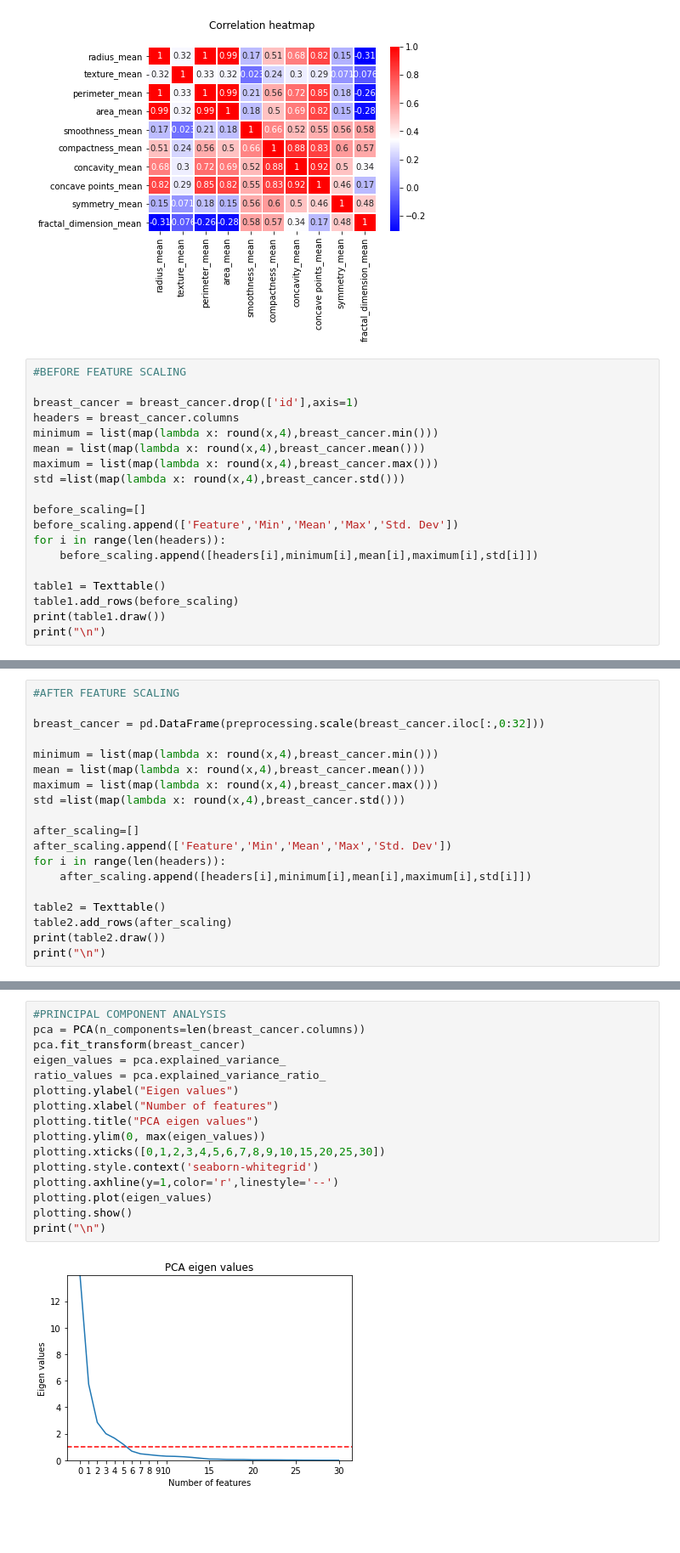
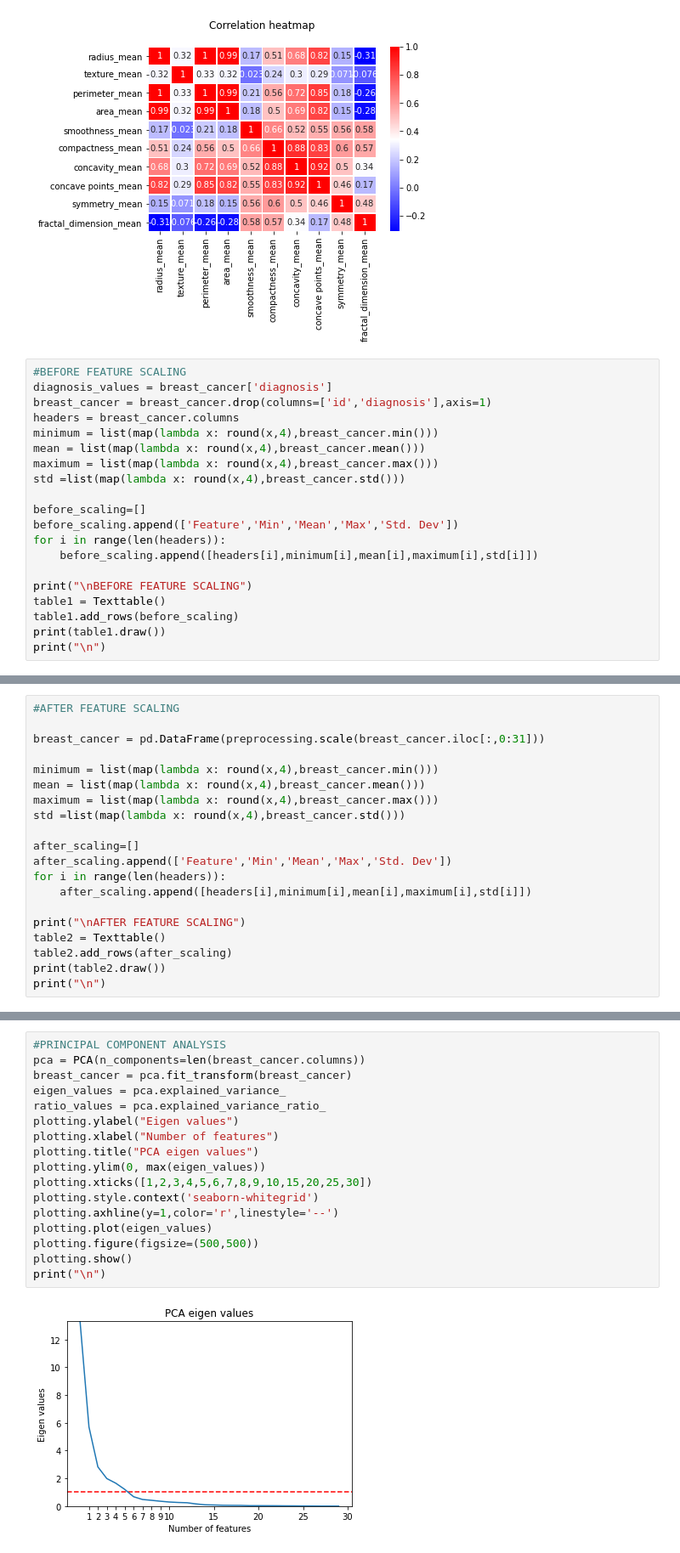
Before and after one commit to KaranrajMokan/Breast-Cancer-Prediction, a Jupyter notebook: C_pred.ipynb, the cells around one changed output, grey strips where cells are left out. Shown: that part at 85% size. Drawn from its saved outputs; the diff is of its cells as text; blank space fills up the shorter version.

```diff
--- a/C_pred.ipynb
+++ b/C_pred.ipynb
@@ -156,8 +157,8 @@ The correlation heatmap is shown below:
 [figure]
 # %%
 #BEFORE FEATURE SCALING
-
-breast_cancer = breast_cancer.drop(['id'],axis=1)
+diagnosis_values = breast_cancer['diagnosis']
+breast_cancer = breast_cancer.drop(columns=['id','diagnosis'],axis=1)
 headers = breast_cancer.columns
 minimum = list(map(lambda x: round(x,4),breast_cancer.min()))
 mean = list(map(lambda x: round(x,4),breast_cancer.mean()))
@@ -169,6 +170,7 @@ before_scaling.append(['Feature','Min','Mean','Max','Std. Dev'])
 for i in range(len(headers)):
     before_scaling.append([headers[i],minimum[i],mean[i],maximum[i],std[i]])
 
+print("\nBEFORE FEATURE SCALING")
 table1 = Texttable()
 table1.add_rows(before_scaling)
 print(table1.draw())
@@ -194,7 +196,7 @@ print("\n")
 # %%
 #AFTER FEATURE SCALING
 
-breast_cancer = pd.DataFrame(preprocessing.scale(breast_cancer.iloc[:,0:32]))
+breast_cancer = pd.DataFrame(preprocessing.scale(breast_cancer.iloc[:,0:31]))
 
 minimum = list(map(lambda x: round(x,4),breast_cancer.min()))
 mean = list(map(lambda x: round(x,4),breast_cancer.mean()))
@@ -206,6 +208,7 @@ after_scaling.append(['Feature','Min','Mean','Max','Std. Dev'])
 for i in range(len(headers)):
     after_scaling.append([headers[i],minimum[i],mean[i],maximum[i],std[i]])
 
+print("\nAFTER FEATURE SCALING")
 table2 = Texttable()
 table2.add_rows(after_scaling)
 print(table2.draw())
@@ -231,18 +234,19 @@ print("\n")
 # %%
 #PRINCIPAL COMPONENT ANALYSIS
 pca = PCA(n_components=len(breast_cancer.columns))
-pca.fit_transform(breast_cancer)
+breast_cancer = pca.fit_transform(breast_cancer)
 eigen_values = pca.explained_variance_
 ratio_values = pca.explained_variance_ratio_
 plotting.ylabel("Eigen values")
 plotting.xlabel("Number of features")
 plotting.title("PCA eigen values")
 plotting.ylim(0, max(eigen_values))
-plotting.xticks([0,1,2,3,4,5,6,7,8,9,10,15,20,25,30])
+plotting.xticks([1,2,3,4,5,6,7,8,9,10,15,20,25,30])
 plotting.style.context('seaborn-whitegrid')
 plotting.axhline(y=1,color='r',linestyle='--')
 plotting.plot(eigen_values)
+plotting.figure(figsize=(500,500))
 plotting.show()
 print("\n")
 # %% [output]
-[figure, old version]
+[figure, new version]
```
Also changed, not shown: parts of 24 cells of this notebook.
